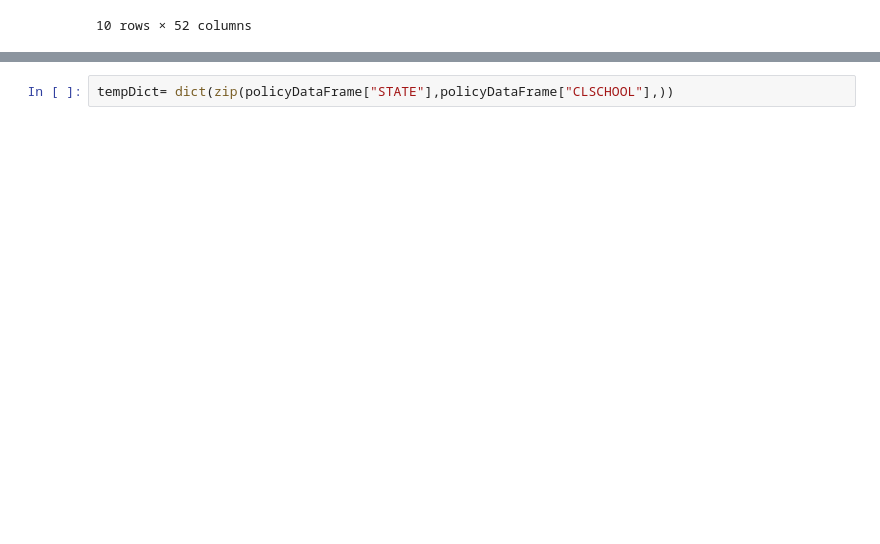
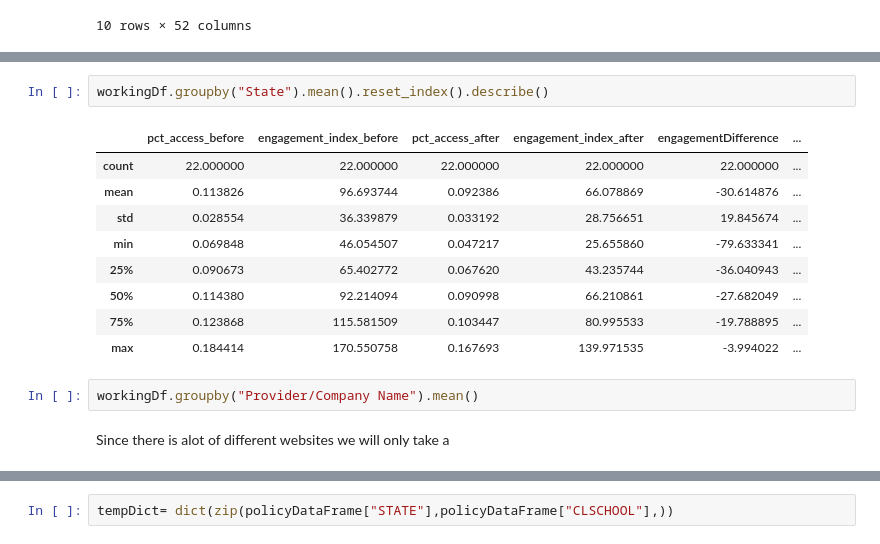
Before and after one commit to AditJainn/Math1130Project, a Jupyter notebook: AditProjectCode.ipynb, the cells around one changed output, grey strips where cells are left out. Cells and saved outputs as stored; diff of their text form; blank space fills up the shorter version.

```diff
--- a/AditProjectCode.ipynb
+++ b/AditProjectCode.ipynb
@@ -177,0 +472,16 @@ policyDataFrame.head(10)
+# %%
+workingDf.groupby("State").mean().reset_index().describe()
+# %% [output]
+|  | pct_access_before | engagement_index_before | pct_access_after | engagement_index_after | engagementDifference | ... |
+| count | 22.000000 | 22.000000 | 22.000000 | 22.000000 | 22.000000 | ... |
+| mean | 0.113826 | 96.693744 | 0.092386 | 66.078869 | -30.614876 | ... |
+| std | 0.028554 | 36.339879 | 0.033192 | 28.756651 | 19.845674 | ... |
+| min | 0.069848 | 46.054507 | 0.047217 | 25.655860 | -79.633341 | ... |
+| 25% | 0.090673 | 65.402772 | 0.067620 | 43.235744 | -36.040943 | ... |
+| 50% | 0.114380 | 92.214094 | 0.090998 | 66.210861 | -27.682049 | ... |
+| 75% | 0.123868 | 115.581509 | 0.103447 | 80.995533 | -19.788895 | ... |
+| max | 0.184414 | 170.550758 | 0.167693 | 139.971535 | -3.994022 | ... |
+# %%
+workingDf.groupby("Provider/Company Name").mean()
+# %% [markdown]
+Since there is alot of different websites we will only take a
```
Also changed, not shown: parts of 68 cells of this notebook.
